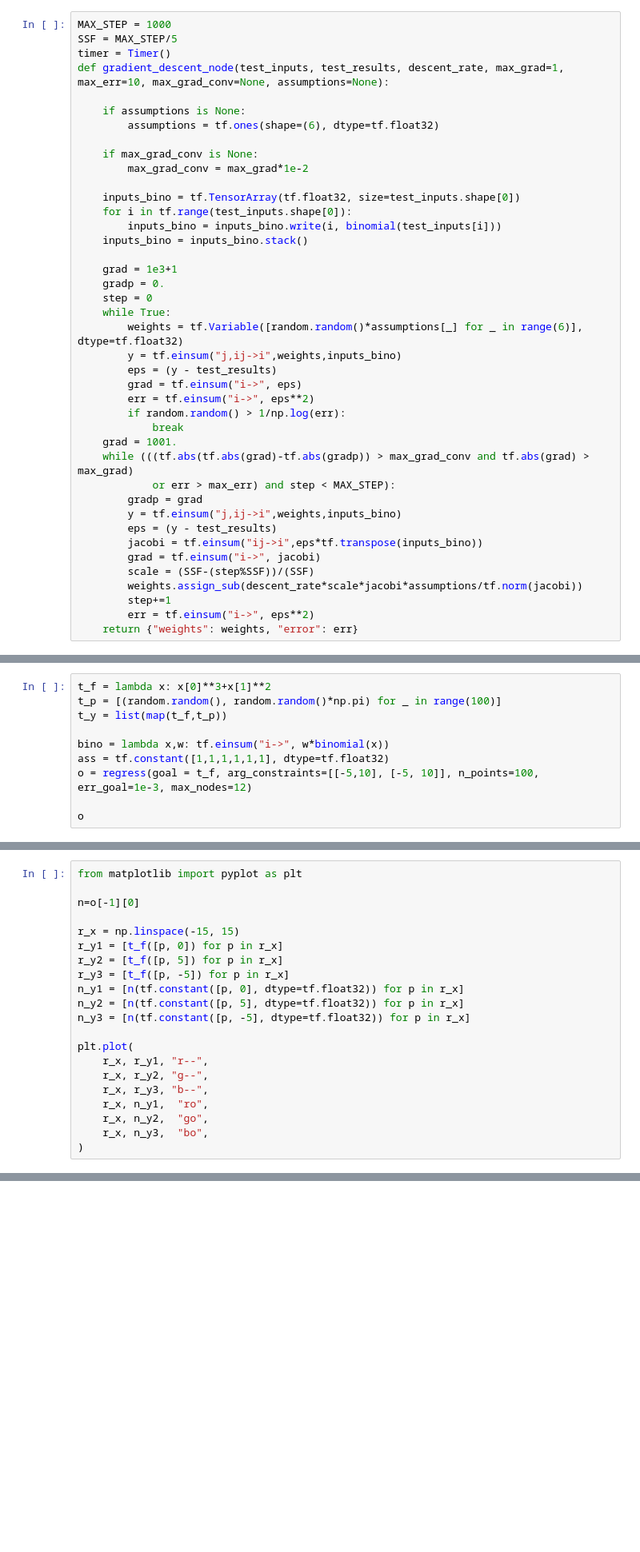
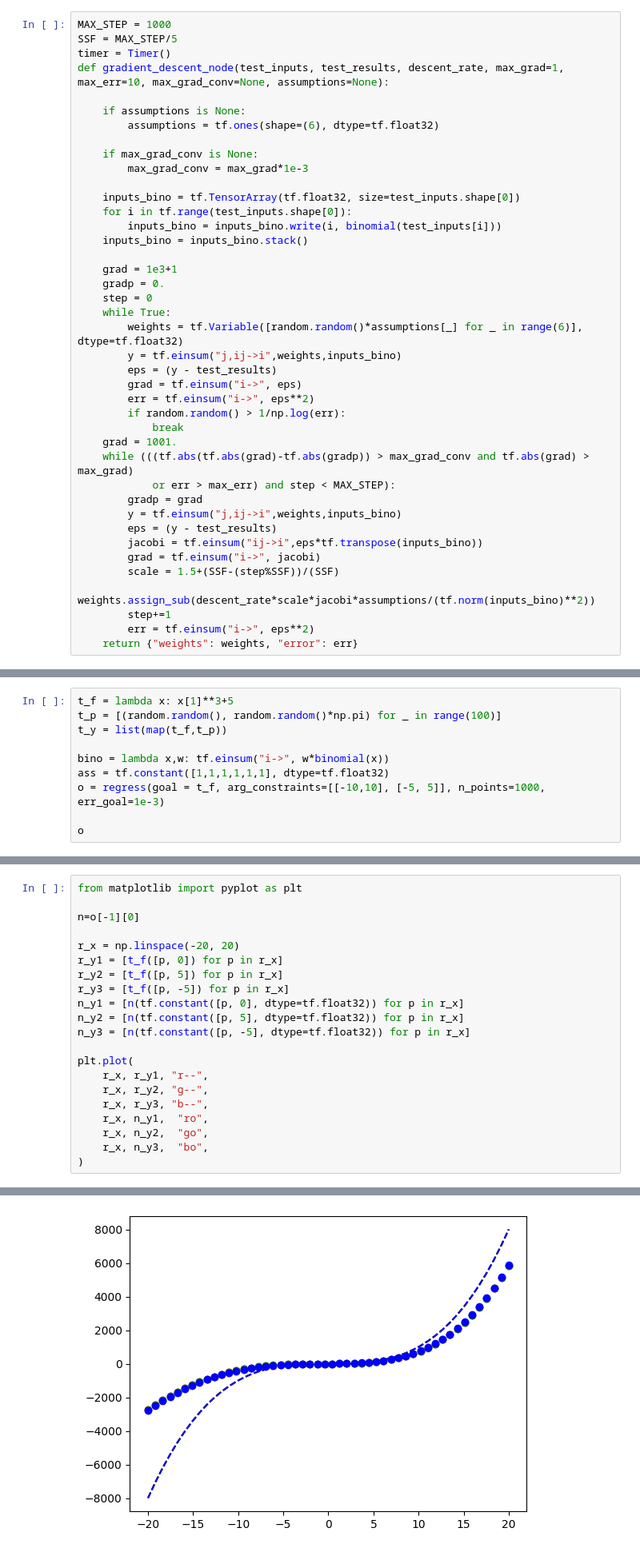
Before and after one commit to IvKormak/tf-poly, a Jupyter notebook: single_poly_neuron.ipynb, the cells around one changed output, grey strips where cells are left out. Shown: that part at 80% size. Cells and saved outputs as stored; diff of their text form; blank space fills up the shorter version.

```diff
--- a/single_poly_neuron.ipynb
+++ b/single_poly_neuron.ipynb
@@ -80,7 +80,7 @@ def gradient_descent_node(test_inputs, test_results, descent_rate, max_grad=1, m
         assumptions = tf.ones(shape=(6), dtype=tf.float32)
 
     if max_grad_conv is None:
-        max_grad_conv = max_grad*1e-2
+        max_grad_conv = max_grad*1e-3
 
     inputs_bino = tf.TensorArray(tf.float32, size=test_inputs.shape[0])
     for i in tf.range(test_inputs.shape[0]):
@@ -106,8 +106,8 @@ def gradient_descent_node(test_inputs, test_results, descent_rate, max_grad=1, m
         eps = (y - test_results)
         jacobi = tf.einsum("ij->i",eps*tf.transpose(inputs_bino))
         grad = tf.einsum("i->", jacobi)
-        scale = (SSF-(step%SSF))/(SSF)
-        weights.assign_sub(descent_rate*scale*jacobi*assumptions/tf.norm(jacobi))
+        scale = 1.5+(SSF-(step%SSF))/(SSF)
+        weights.assign_sub(descent_rate*scale*jacobi*assumptions/(tf.norm(inputs_bino)**2))
         step+=1
         err = tf.einsum("i->", eps**2)
     return {"weights": weights, "error": err}
@@ -176,12 +190,12 @@ def regress(goal,
     return layer_structure
 # %%
-t_f = lambda x: x[0]**3+x[1]**2
+t_f = lambda x: x[1]**3+5
 t_p = [(random.random(), random.random()*np.pi) for _ in range(100)]
 t_y = list(map(t_f,t_p))
 
 bino = lambda x,w: tf.einsum("i->", w*binomial(x))
 ass = tf.constant([1,1,1,1,1,1], dtype=tf.float32)
-o = regress(goal = t_f, arg_constraints=[[-5,10], [-5, 10]], n_points=100, err_goal=1e-3, max_nodes=12)
+o = regress(goal = t_f, arg_constraints=[[-10,10], [-5, 5]], n_points=1000, err_goal=1e-3)
 
 o
 # %% [output]
@@ -207,7 +227,7 @@ from matplotlib import pyplot as plt
 
 n=o[-1][0]
 
-r_x = np.linspace(-15, 15)
+r_x = np.linspace(-20, 20)
 r_y1 = [t_f([p, 0]) for p in r_x]
 r_y2 = [t_f([p, 5]) for p in r_x]
 r_y3 = [t_f([p, -5]) for p in r_x]
@@ -223,3 +243,4 @@ plt.plot(
     r_x, n_y2,  "go",
     r_x, n_y3,  "bo",
 )
+# %% [output]
@@ -225,0 +253 @@ plt.plot(
+[figure, added]
```
Also changed, not shown: parts of 4 cells of this notebook.
